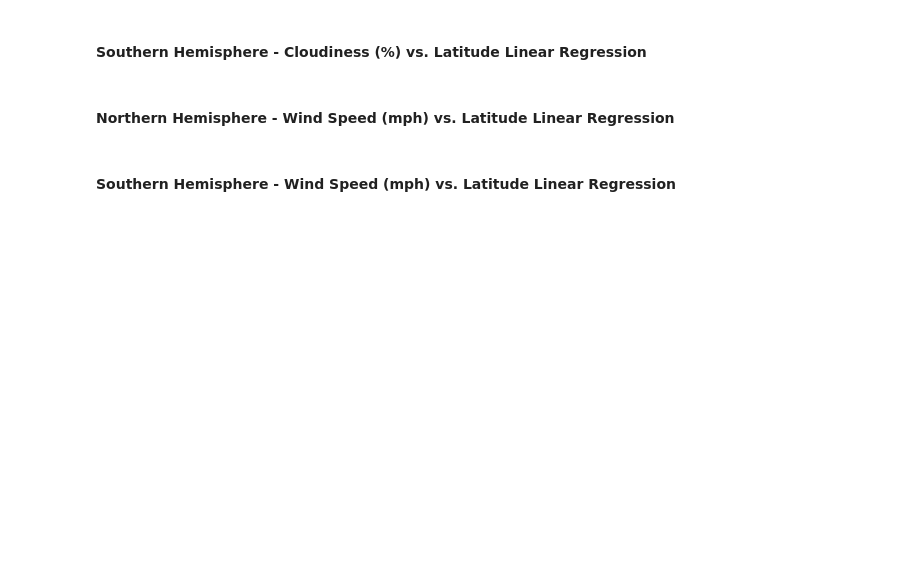
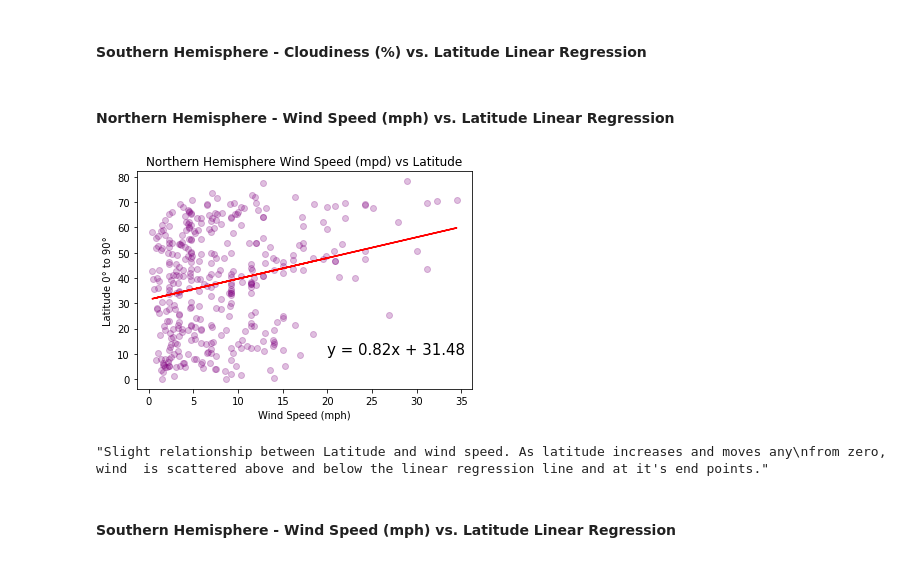
Before and after one commit to PeterGeorgeVlahos/Python-API, a Jupyter notebook: WeatherPy/WeatherPy.ipynb, the cells around one changed output. Drawn from its saved outputs; the diff is of its cells as text; code cells hidden in the pictures; blank space fills up the shorter version.

```diff
--- a/WeatherPy/WeatherPy.ipynb
+++ b/WeatherPy/WeatherPy.ipynb
@@ -382,6 +401,25 @@ from zero, humidity is scattered above and below the linear regression line.'''
 ####  Southern Hemisphere - Cloudiness (%) vs. Latitude Linear Regression
 # %% [markdown]
 ####  Northern Hemisphere - Wind Speed (mph) vs. Latitude Linear Regression
+# %%
+x_values = n_hemi['Wind Speed']
+y_values =  n_hemi['Lat']
+(slope, intercept, rvalue, pvalue, stderr) = linregress(x_values, y_values)
+regress_values = x_values * slope + intercept
+line_eq = "y = " + str(round(slope,2)) + "x + " + str(round(intercept,2))
+plt.scatter(x_values,y_values, color='purple', alpha=0.25)
+plt.plot(x_values,regress_values,"r-")
+plt.annotate(line_eq,(20,10),fontsize=15,color="black", alpha=1)
+plt.title('Northern Hemisphere Wind Speed (mpd) vs Latitude')
+plt.xlabel('Wind Speed (mph)')
+plt.ylabel('Latitude 0° to 90°')
+plt.show()
+
+'''Slight relationship between Latitude and wind speed. As latitude increases and moves any
+from zero, wind is scattered above and below the linear regression line between 0 and 10 mph.'''
+# %% [output]
+[figure, added]
+"Slight relationship between Latitude and wind speed. As latitude increases and moves any\nfrom zero, wind  is scattered above and below the linear regression line and at it's end points."
 # %% [markdown]
 ####  Southern Hemisphere - Wind Speed (mph) vs. Latitude Linear Regression
 # %%
```
Also changed, not shown: parts of 2 cells of this notebook.
